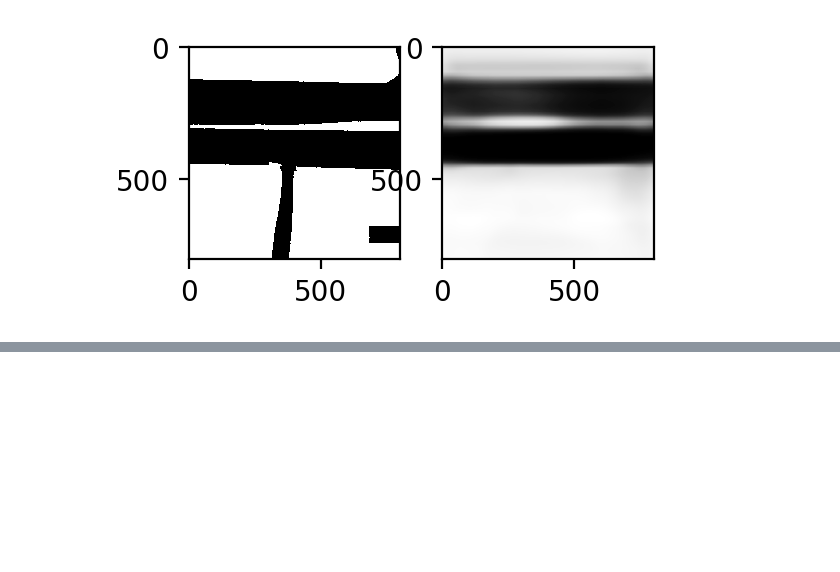
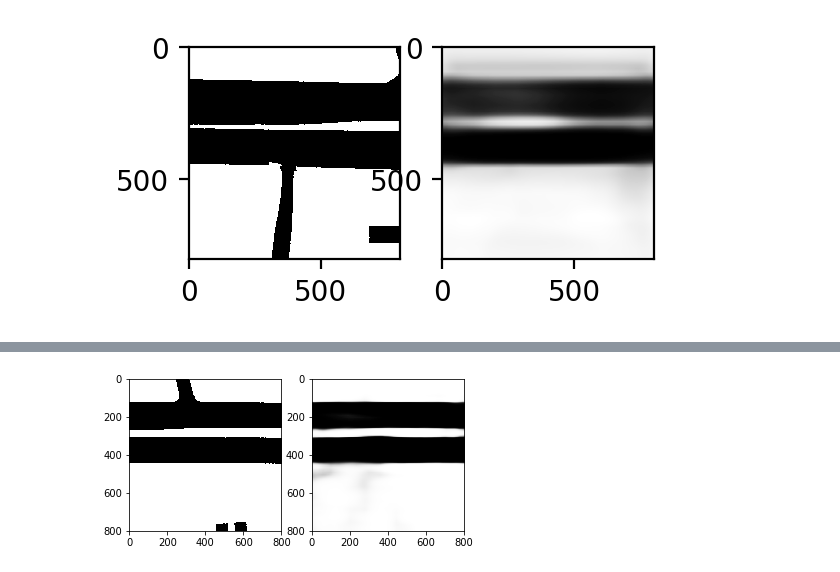
Before and after one commit to jingqian95/DeepLearning2020, a Jupyter notebook: road_map/code/train_bev.ipynb, the cells around one changed output, grey strips where cells are left out. Saved outputs shown, nothing was run; the diff lists cells and outputs as text; code cells hidden in the pictures; blank space fills up the shorter version.

```diff
--- a/road_map/code/train_bev.ipynb
+++ b/road_map/code/train_bev.ipynb
@@ -272,0 +205,7 @@ ax[1].imshow(pred[0].detach().numpy(), cmap='binary');
+# %%
+####20 epoch result######
+fig, ax = plt.subplots(1,2)
+ax[0].imshow(road_image[1], cmap='binary');
+ax[1].imshow(pred[1].detach().numpy(), cmap='binary');
+# %% [output]
+[figure, added]
```
Also changed, not shown: parts of 11 cells of this notebook, 7 other files.
